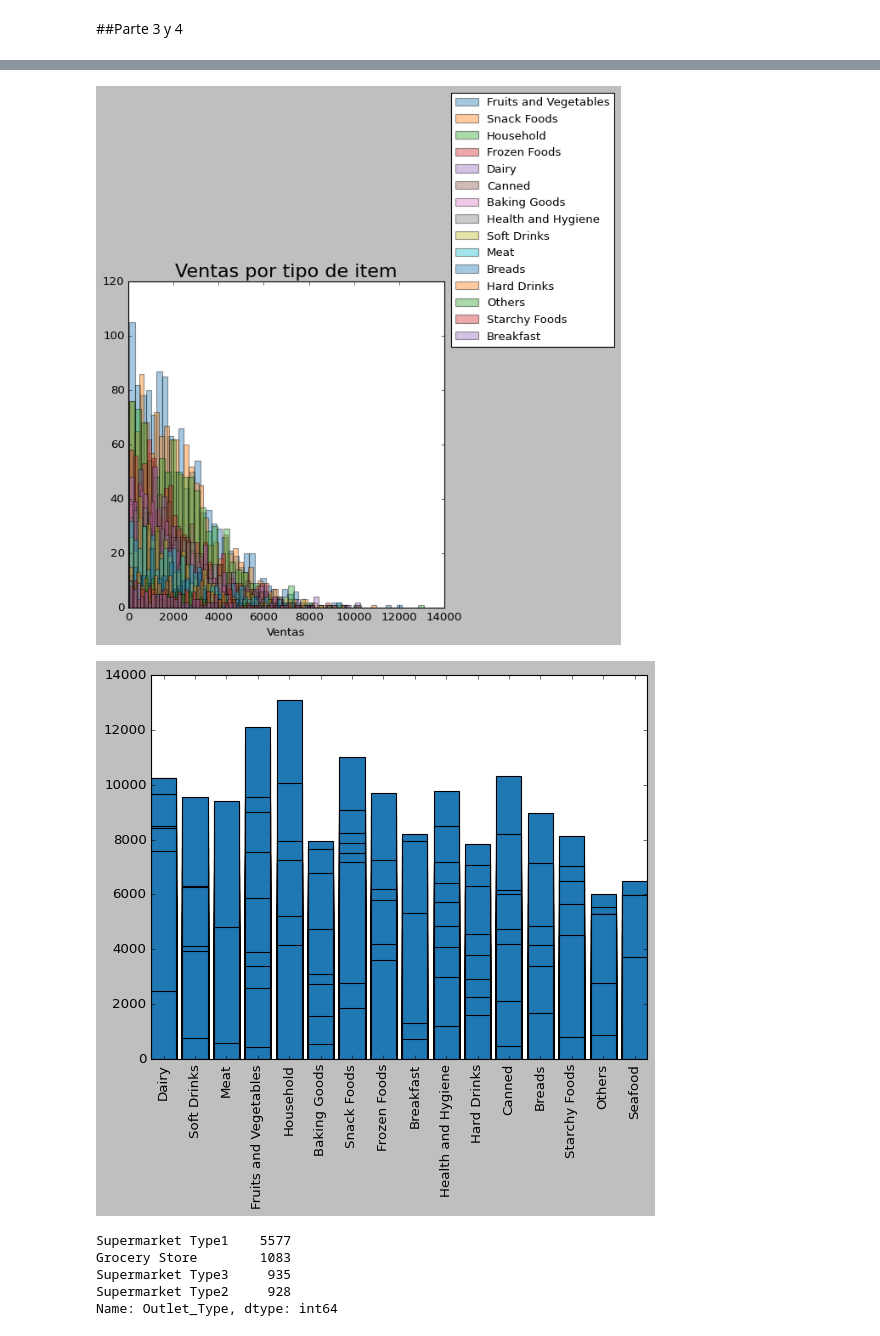
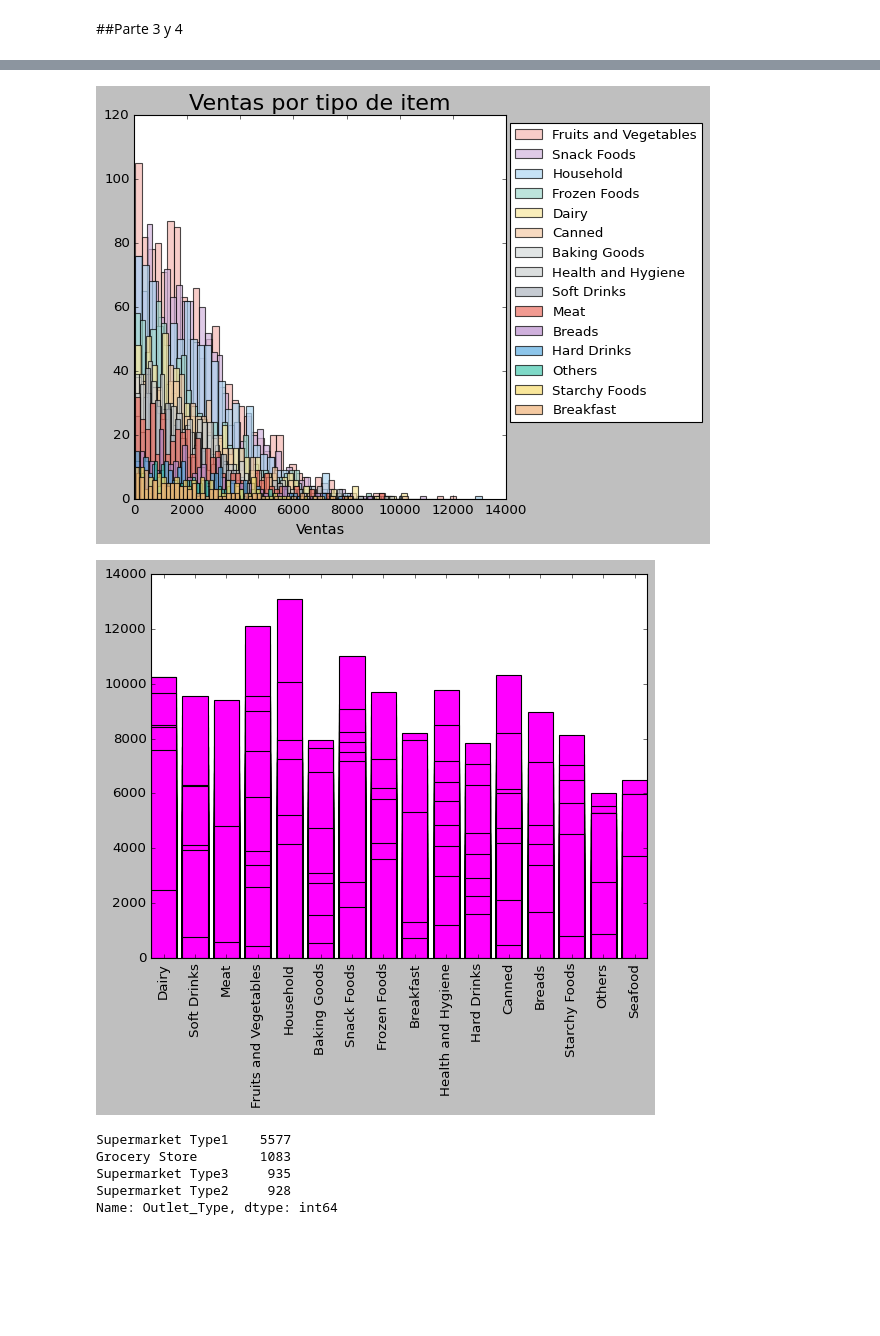
Before and after one commit to pabloclaero/Proyecto_1, a Jupyter notebook: Proyecto_Pablo_C.ipynb, the cells around one changed output, grey strips where cells are left out. Drawn from its saved outputs; the diff is of its cells as text; code cells hidden in the pictures; blank space fills up the shorter version.

```diff
--- a/Proyecto_Pablo_C.ipynb
+++ b/Proyecto_Pablo_C.ipynb
@@ -152,9 +152,10 @@ max         13086.964800
 import matplotlib.pyplot as plt
 import seaborn as sns
 import numpy as np
-# %%
-plt.style.use('classic')
-sns.set_palette('tab10')
+# %%
+plt.style.use('classic')
+my_palette = ["#F5B7B1", "#D2B4DE", "#AED6F1", "#A2D9CE", "#F9E79F", "#F5CBA7", "#D5DBDB", "#CCD1D1", "#AEB6BF", "#EC7063", "#BB8FCE", "#5DADE2", "#48C9B0", "#F7DC6F", "#F0B27A"]
+sns.set_palette(my_palette)
 # %%
 df['Item_Type'].value_counts()
 # %% [output]
@@ -178,49 +179,49 @@ Name: Item_Type, dtype: int64
 # %%
 df_FV = df.loc[df['Item_Type'] == 'Fruits and Vegetables']
 df_SF = df.loc[df['Item_Type'] == 'Snack Foods']
 df_H = df.loc[df['Item_Type'] == 'Household']
 df_FF = df.loc[df['Item_Type'] == 'Frozen Foods']
 df_D = df.loc[df['Item_Type'] == 'Dairy']
 df_C = df.loc[df['Item_Type'] == 'Canned']
 df_BG = df.loc[df['Item_Type'] == 'Baking Goods']
 df_HH = df.loc[df['Item_Type'] == 'Health and Hygiene']
 df_SoF = df.loc[df['Item_Type'] == 'Soft Drinks']
 df_M = df.loc[df['Item_Type'] == 'Meat']
 df_B = df.loc[df['Item_Type'] == 'Breads']
 df_HD = df.loc[df['Item_Type'] == 'Hard Drinks']
 df_O = df.loc[df['Item_Type'] == 'Others']
 df_StF = df.loc[df['Item_Type'] == 'Starchy Foods']
 df_Br = df.loc[df['Item_Type'] == 'Breakfast']
 plt.figure(figsize=(6,6))
-plt.hist(df_FV['Item_Outlet_Sales'].values, alpha=0.4, label='Fruits and Vegetables', bins=50)
-plt.hist(df_SF['Item_Outlet_Sales'].values, alpha=0.4, label='Snack Foods', bins=50)
-plt.hist(df_H['Item_Outlet_Sales'].values, alpha=0.4, label='Household', bins=50)
-plt.hist(df_FF['Item_Outlet_Sales'].values, alpha=0.4, label='Frozen Foods', bins=50)
-plt.hist(df_D['Item_Outlet_Sales'].values, alpha=0.4, label='Dairy', bins=50)
-plt.hist(df_C['Item_Outlet_Sales'].values, alpha=0.4, label='Canned', bins=50)
-plt.hist(df_BG['Item_Outlet_Sales'].values, alpha=0.4, label='Baking Goods', bins=50)
-plt.hist(df_HH['Item_Outlet_Sales'].values, alpha=0.4, label='Health and Hygiene', bins=50)
-plt.hist(df_SoF['Item_Outlet_Sales'].values, alpha=0.4, label='Soft Drinks', bins=50)
-plt.hist(df_M['Item_Outlet_Sales'].values, alpha=0.4, label='Meat', bins=50)
-plt.hist(df_B['Item_Outlet_Sales'].values, alpha=0.4, label='Breads', bins=50)
-plt.hist(df_HD['Item_Outlet_Sales'].values, alpha=0.4, label='Hard Drinks', bins=50)
-plt.hist(df_O['Item_Outlet_Sales'].values, alpha=0.4, label='Others', bins=50)
-plt.hist(df_StF['Item_Outlet_Sales'].values, alpha=0.4, label='Starchy Foods', bins=50)
-plt.hist(df_Br['Item_Outlet_Sales'].values, alpha=0.4, label='Breakfast', bins=50)
+plt.hist(df_FV['Item_Outlet_Sales'].values, alpha=0.7, label='Fruits and Vegetables', bins=50)
+plt.hist(df_SF['Item_Outlet_Sales'].values, alpha=0.7, label='Snack Foods', bins=50)
+plt.hist(df_H['Item_Outlet_Sales'].values, alpha=0.7, label='Household', bins=50)
+plt.hist(df_FF['Item_Outlet_Sales'].values, alpha=0.7, label='Frozen Foods', bins=50)
+plt.hist(df_D['Item_Outlet_Sales'].values, alpha=0.7, label='Dairy', bins=50)
+plt.hist(df_C['Item_Outlet_Sales'].values, alpha=0.7, label='Canned', bins=50)
+plt.hist(df_BG['Item_Outlet_Sales'].values, alpha=0.7, label='Baking Goods', bins=50)
+plt.hist(df_HH['Item_Outlet_Sales'].values, alpha=0.7, label='Health and Hygiene', bins=50)
+plt.hist(df_SoF['Item_Outlet_Sales'].values, alpha=0.7, label='Soft Drinks', bins=50)
+plt.hist(df_M['Item_Outlet_Sales'].values, alpha=0.7, label='Meat', bins=50)
+plt.hist(df_B['Item_Outlet_Sales'].values, alpha=0.7, label='Breads', bins=50)
+plt.hist(df_HD['Item_Outlet_Sales'].values, alpha=0.7, label='Hard Drinks', bins=50)
+plt.hist(df_O['Item_Outlet_Sales'].values, alpha=0.7, label='Others', bins=50)
+plt.hist(df_StF['Item_Outlet_Sales'].values, alpha=0.7, label='Starchy Foods', bins=50)
+plt.hist(df_Br['Item_Outlet_Sales'].values, alpha=0.7, label='Breakfast', bins=50)
 plt.title('Ventas por tipo de item', fontsize=20)
-plt.legend(loc=(1.02,0.80), fontsize=12)
-plt.xlabel('Ventas', fontsize=12)
+plt.legend(loc=(1.01,0.20), fontsize=12)
+plt.xlabel('Ventas', fontsize=13)
 plt.show()
 # %% [output]
-[figure, old version]
+[figure, new version]
 # %%
 x = df['Item_Type']
 y = df['Item_Outlet_Sales']
-plt.bar(x, y)
+plt.bar(x, y, color='magenta')
 plt.xticks(rotation=90)
 plt.show()
 # %% [output]
-[figure, old version]
+[figure, new version]
 # %%
 df['Outlet_Type'].value_counts()
 # %% [output]
```
Also changed, not shown: parts of 2 cells of this notebook.
